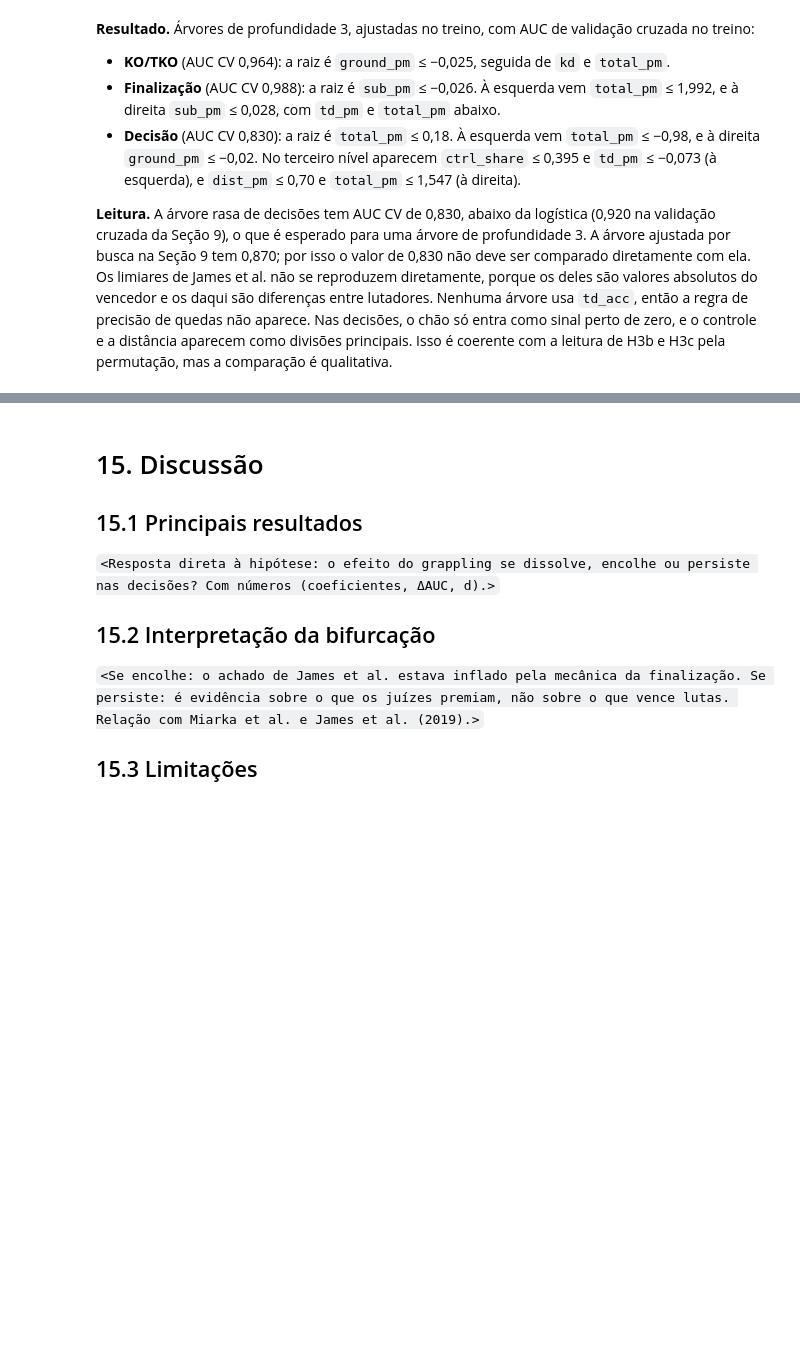
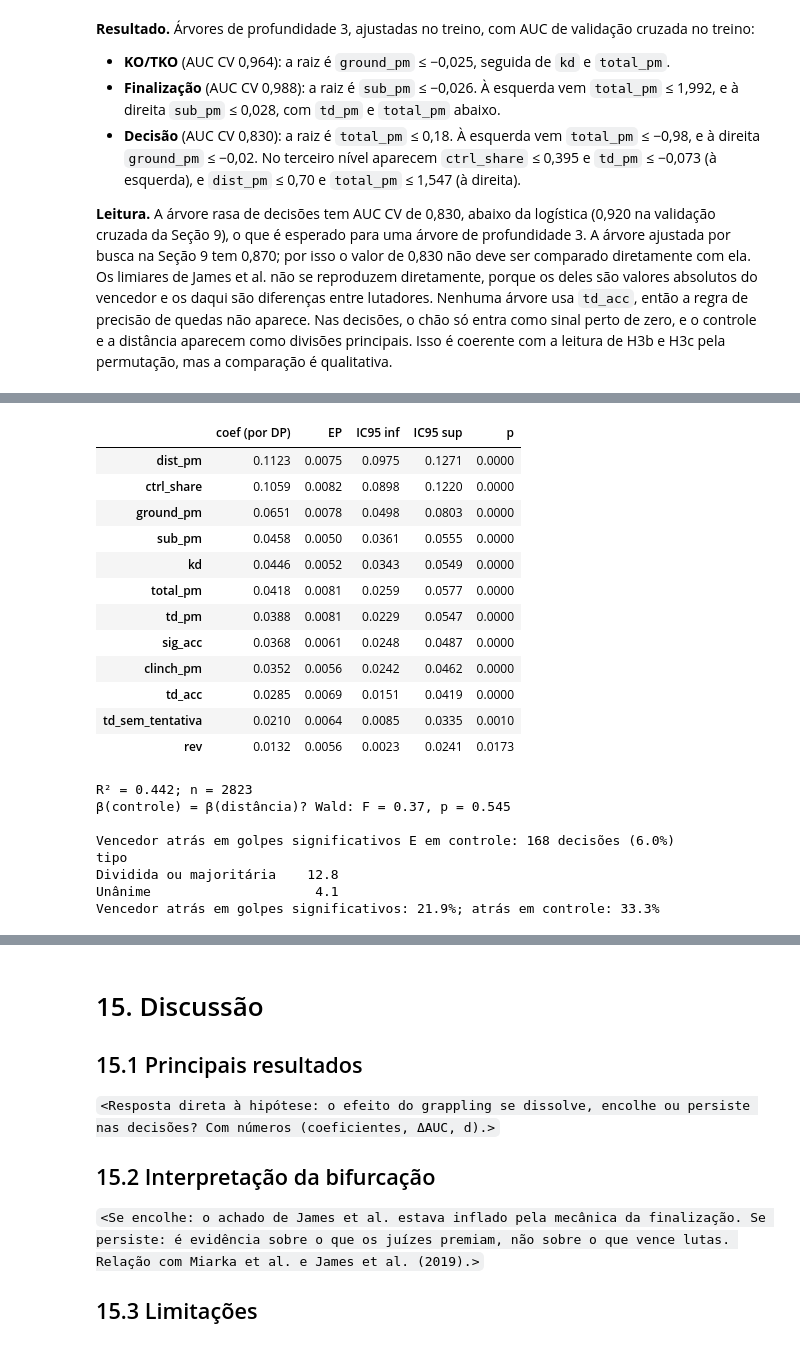
Before and after one commit to phprestes/UFC-Grappling-Decisao, a Jupyter notebook: UFC_Grappling_Decisao.ipynb, the cells around one changed output, grey strips where cells are left out. Saved outputs shown, nothing was run; the diff lists cells and outputs as text; code cells hidden in the pictures; blank space fills up the shorter version.

```diff
--- a/UFC_Grappling_Decisao.ipynb
+++ b/UFC_Grappling_Decisao.ipynb
@@ -2774,0 +3078,43 @@ Análise **exploratória**, sem reivindicar novidade (o tema é coberto por Lats
+# %%
+# 3. Regressão da margem por round sobre as vantagens padronizadas, SE agrupado pelos dois lutadores.
+Zj = (vant[ATRIBUTOS] - vant[ATRIBUTOS].mean()) / vant[ATRIBUTOS].std(ddof=0)
+cod_j = pd.factorize(pd.concat([decisoes["ref_id"], decisoes["opp_id"]], ignore_index=True))[0]
+grupos_j = np.column_stack([cod_j[:len(decisoes)], cod_j[len(decisoes):]])
+ols_j = sm.OLS(decisoes["margem_round"].to_numpy(), sm.add_constant(Zj)).fit(
+    cov_type="cluster", cov_kwds={"groups": grupos_j})
+tab_ols = pd.DataFrame({"coef (por DP)": ols_j.params, "EP": ols_j.bse, "IC95 inf": ols_j.conf_int()[0],
+                        "IC95 sup": ols_j.conf_int()[1], "p": ols_j.pvalues}).drop(index="const")
+display(tab_ols.sort_values("coef (por DP)", ascending=False).round(4))
+print(f"R² = {ols_j.rsquared:.3f}; n = {len(decisoes)}")
+w_cd = ols_j.wald_test("ctrl_share = dist_pm", scalar=True)
+print(f"β(controle) = β(distância)? Wald: F = {float(w_cd.statistic):.2f}, p = {float(w_cd.pvalue):.4g}")
+
+# 4. Decisões em que o vencedor perdeu em golpes significativos e em tempo de controle.
+contestavel = (vant["sig_pm"] < 0) & (vant["ctrl_share"] < 0)
+print(f"\nVencedor atrás em golpes significativos E em controle: {contestavel.sum()} decisões "
+      f"({100 * contestavel.mean():.1f}%)")
+print((100 * contestavel.groupby(decisoes["tipo"]).mean()).round(1).to_string())
+print(f"Vencedor atrás em golpes significativos: {100 * (vant['sig_pm'] < 0).mean():.1f}%; "
+      f"atrás em controle: {100 * (vant['ctrl_share'] < 0).mean():.1f}%")
+# %% [output]
+|  | coef (por DP) | EP | IC95 inf | IC95 sup | p |
+| dist_pm | 0.1123 | 0.0075 | 0.0975 | 0.1271 | 0.0000 |
+| ctrl_share | 0.1059 | 0.0082 | 0.0898 | 0.1220 | 0.0000 |
+| ground_pm | 0.0651 | 0.0078 | 0.0498 | 0.0803 | 0.0000 |
+| sub_pm | 0.0458 | 0.0050 | 0.0361 | 0.0555 | 0.0000 |
+| kd | 0.0446 | 0.0052 | 0.0343 | 0.0549 | 0.0000 |
+| total_pm | 0.0418 | 0.0081 | 0.0259 | 0.0577 | 0.0000 |
+| td_pm | 0.0388 | 0.0081 | 0.0229 | 0.0547 | 0.0000 |
+| sig_acc | 0.0368 | 0.0061 | 0.0248 | 0.0487 | 0.0000 |
+| clinch_pm | 0.0352 | 0.0056 | 0.0242 | 0.0462 | 0.0000 |
+| td_acc | 0.0285 | 0.0069 | 0.0151 | 0.0419 | 0.0000 |
+| td_sem_tentativa | 0.0210 | 0.0064 | 0.0085 | 0.0335 | 0.0010 |
+| rev | 0.0132 | 0.0056 | 0.0023 | 0.0241 | 0.0173 |
+R² = 0.442; n = 2823
+β(controle) = β(distância)? Wald: F = 0.37, p = 0.545
+
+Vencedor atrás em golpes significativos E em controle: 168 decisões (6.0%)
+tipo
+Dividida ou majoritária    12.8
+Unânime                     4.1
+Vencedor atrás em golpes significativos: 21.9%; atrás em controle: 33.3%
```
Also changed, not shown: parts of 33 cells of this notebook, 16 other files.
